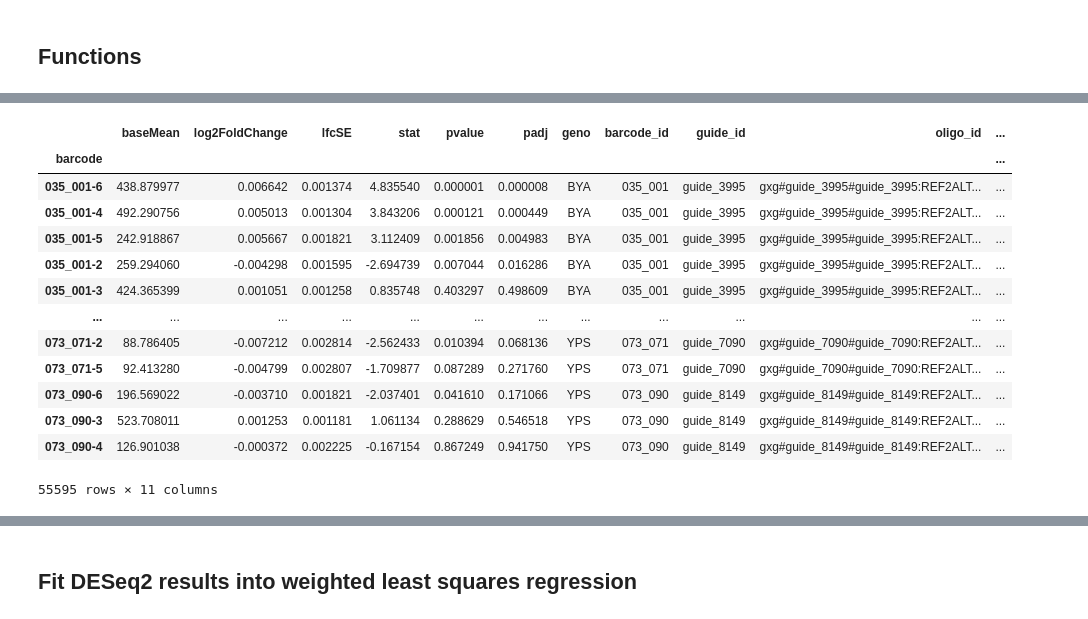
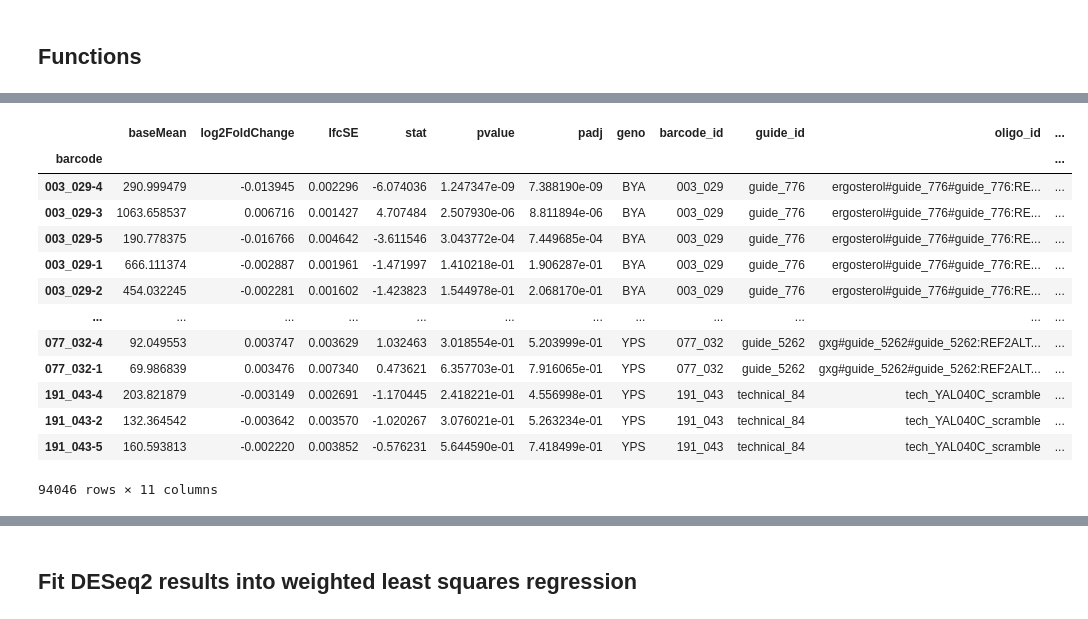
Before and after one commit to roy-ang/crispey3-epistasis, a Jupyter notebook: notebooks/analysis/crispey3-measure-fitness.ipynb, the cells around one changed output, grey strips where cells are left out. Saved outputs shown, nothing was run; the diff lists cells and outputs as text; code cells hidden in the pictures.

```diff
--- a/notebooks/analysis/crispey3-measure-fitness.ipynb
+++ b/notebooks/analysis/crispey3-measure-fitness.ipynb
@@ -133,9 +143,4 @@ gxg_interactions_file = "gxg_5comp_aug2021_gxgInteractions.txt"
 # %%
-# load oligo design table
-oligo_design_df = pd.read_csv(oligo_design_file, sep='\t', header=0, index_col='barcode_id')
-# subset to oligo and variant info only
-annotations_df = oligo_design_df[['var_id', 'guide_id', 'oligo_id']]
-
 # load samples info
 samples_df = pd.read_csv(samples_file, sep='\t', header=0, index_col=0)
 
@@ -157,7 +162,7 @@ for file in deseq_results_list:
     df['barcode_id'] = [x.split('-')[0] for x in df.index]
 
     # plot logFC distribution
-    fig, ax = plt.subplots(figsize=(10,8))
+    fig, ax = plt.subplots(figsize=(8,6))
     ax.scatter('baseMean', 'log2FoldChange', data=df, c='r')
 
     # keep oligos represented by 3 or more barcodes
@@ -219,0 +224,19 @@ Non-specific barcodes are removed, speeds up analyses.
+# %%
+# load oligo design table
+oligo_design_df = pd.read_csv(oligo_design_file, sep='\t', header=0, index_col='barcode_id')
+annotations_df = oligo_design_df[['var_id', 'guide_id', 'oligo_id']]
+
+# load ladder oligo annotations
+ladder_annotations_df = pd.read_csv(ladder_annotations_file, sep='\t', header=0, index_col=0)
+ladder_annotations_df['oligo_id'] = ['tech_{}_hdr'.format(orf) for orf in ladder_annotations_df["ORF"]]
+ladder_annotations_df['barcode_id'] = ['Ladder_{:0>3}'.format(int(x.split("_")[-1])+1) for x in ladder_annotations_df['Name']]
+ladder_annotations_df = ladder_annotations_df[['barcode_id', 'oligo_id']]
+# combine information to get complete ladder annotations df with breslow and pilot fitness data
+ladder_annotations_df = ladder_annotations_df.merge(annotations_df, on='oligo_id', how='left').drop_duplicates().set_index('barcode_id')
+# fill info for barcode "Ladder_40"
+ladder_annotations_df.loc['Ladder_040', "var_id"] = "hdr_43"
+ladder_annotations_df.loc['Ladder_040', "guide_id"] = "technical_999"
+
+# assemble complete annotations
+annotations_df = pd.concat([annotations_df, ladder_annotations_df[annotations_df.columns]])
+display(annotations_df.head())
@@ -220,28 +251,23 @@ Non-specific barcodes are removed, speeds up analyses.
 # %%
 # add annotations
 deseq_results_df = deseq_results_df.merge(annotations_df[['guide_id', 'oligo_id', 'var_id']], how='inner', left_on='barcode_id', right_index=True)
 
-# subset DESeq2 results
-deseq_results_df = deseq_results_df.query('var_id.str.contains("GXG") | barcode_id.isin(@neutral_barcodes_df.index)')
-# # read depth filters
-# deseq_results_df = deseq_results_df.query('baseMean>=66')
+# subset counts matrix
+counts_df = counts_df.query('barcode.isin(@deseq_results_df.index)')
 
 display(deseq_results_df)
-
-# subset counts matrix
-counts_df = counts_df.query('barcode.isin(@deseq_results_df.index)')
 # %% [output]
 |  | baseMean | log2FoldChange | lfcSE | stat | pvalue | padj | geno | barcode_id | guide_id | oligo_id | ... |
 | barcode |  |  |  |  |  |  |  |  |  |  | ... |
-| 035_001-6 | 438.879977 | 0.006642 | 0.001374 | 4.835540 | 0.000001 | 0.000008 | BYA | 035_001 | guide_3995 | gxg#guide_3995#guide_3995:REF2ALT... | ... |
-| 035_001-4 | 492.290756 | 0.005013 | 0.001304 | 3.843206 | 0.000121 | 0.000449 | BYA | 035_001 | guide_3995 | gxg#guide_3995#guide_3995:REF2ALT... | ... |
-| 035_001-5 | 242.918867 | 0.005667 | 0.001821 | 3.112409 | 0.001856 | 0.004983 | BYA | 035_001 | guide_3995 | gxg#guide_3995#guide_3995:REF2ALT... | ... |
-| 035_001-2 | 259.294060 | -0.004298 | 0.001595 | -2.694739 | 0.007044 | 0.016286 | BYA | 035_001 | guide_3995 | gxg#guide_3995#guide_3995:REF2ALT... | ... |
-| 035_001-3 | 424.365399 | 0.001051 | 0.001258 | 0.835748 | 0.403297 | 0.498609 | BYA | 035_001 | guide_3995 | gxg#guide_3995#guide_3995:REF2ALT... | ... |
+| 003_029-4 | 290.999479 | -0.013945 | 0.002296 | -6.074036 | 1.247347e-09 | 7.388190e-09 | BYA | 003_029 | guide_776 | ergosterol#guide_776#guide_776:RE... | ... |
+| 003_029-3 | 1063.658537 | 0.006716 | 0.001427 | 4.707484 | 2.507930e-06 | 8.811894e-06 | BYA | 003_029 | guide_776 | ergosterol#guide_776#guide_776:RE... | ... |
+| 003_029-5 | 190.778375 | -0.016766 | 0.004642 | -3.611546 | 3.043772e-04 | 7.449685e-04 | BYA | 003_029 | guide_776 | ergosterol#guide_776#guide_776:RE... | ... |
+| 003_029-1 | 666.111374 | -0.002887 | 0.001961 | -1.471997 | 1.410218e-01 | 1.906287e-01 | BYA | 003_029 | guide_776 | ergosterol#guide_776#guide_776:RE... | ... |
+| 003_029-2 | 454.032245 | -0.002281 | 0.001602 | -1.423823 | 1.544978e-01 | 2.068170e-01 | BYA | 003_029 | guide_776 | ergosterol#guide_776#guide_776:RE... | ... |
 | ... | ... | ... | ... | ... | ... | ... | ... | ... | ... | ... | ... |
-| 073_071-2 | 88.786405 | -0.007212 | 0.002814 | -2.562433 | 0.010394 | 0.068136 | YPS | 073_071 | guide_7090 | gxg#guide_7090#guide_7090:REF2ALT... | ... |
-| 073_071-5 | 92.413280 | -0.004799 | 0.002807 | -1.709877 | 0.087289 | 0.271760 | YPS | 073_071 | guide_7090 | gxg#guide_7090#guide_7090:REF2ALT... | ... |
-| 073_090-6 | 196.569022 | -0.003710 | 0.001821 | -2.037401 | 0.041610 | 0.171066 | YPS | 073_090 | guide_8149 | gxg#guide_8149#guide_8149:REF2ALT... | ... |
-| 073_090-3 | 523.708011 | 0.001253 | 0.001181 | 1.061134 | 0.288629 | 0.546518 | YPS | 073_090 | guide_8149 | gxg#guide_8149#guide_8149:REF2ALT... | ... |
-| 073_090-4 | 126.901038 | -0.000372 | 0.002225 | -0.167154 | 0.867249 | 0.941750 | YPS | 073_090 | guide_8149 | gxg#guide_8149#guide_8149:REF2ALT... | ... |
+| 077_032-4 | 92.049553 | 0.003747 | 0.003629 | 1.032463 | 3.018554e-01 | 5.203999e-01 | YPS | 077_032 | guide_5262 | gxg#guide_5262#guide_5262:REF2ALT... | ... |
+| 077_032-1 | 69.986839 | 0.003476 | 0.007340 | 0.473621 | 6.357703e-01 | 7.916065e-01 | YPS | 077_032 | guide_5262 | gxg#guide_5262#guide_5262:REF2ALT... | ... |
+| 191_043-4 | 203.821879 | -0.003149 | 0.002691 | -1.170445 | 2.418221e-01 | 4.556998e-01 | YPS | 191_043 | technical_84 | tech_YAL040C_scramble | ... |
+| 191_043-2 | 132.364542 | -0.003642 | 0.003570 | -1.020267 | 3.076021e-01 | 5.263234e-01 | YPS | 191_043 | technical_84 | tech_YAL040C_scramble | ... |
+| 191_043-5 | 160.593813 | -0.002220 | 0.003852 | -0.576231 | 5.644590e-01 | 7.418499e-01 | YPS | 191_043 | technical_84 | tech_YAL040C_scramble | ... |
-55595 rows × 11 columns
+94046 rows × 11 columns
```
Also changed, not shown: parts of 37 cells of this notebook, 1 other file.
